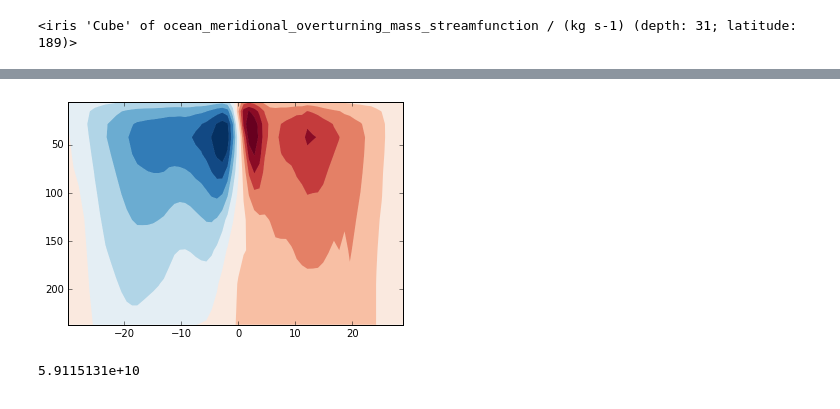
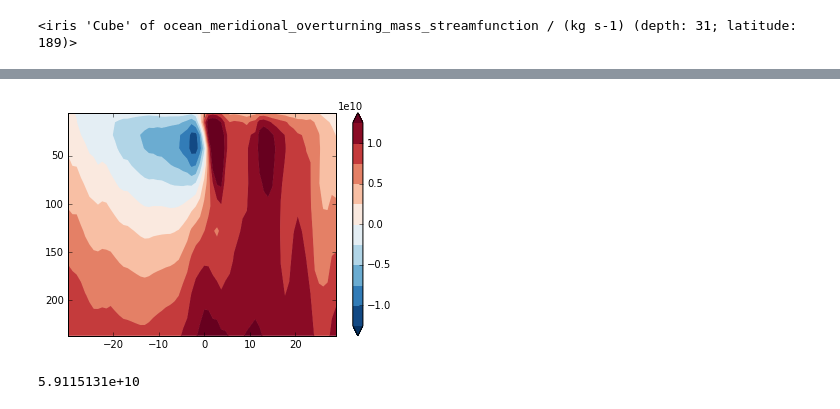
Before and after one commit to DamienIrving/ocean-analysis, a Jupyter notebook: development/msftmyz.ipynb, the cells around one changed output, grey strips where cells are left out. Cells and saved outputs as stored; diff of their text form; code cells hidden in the pictures.

```diff
--- a/development/msftmyz.ipynb
+++ b/development/msftmyz.ipynb
@@ -66,13 +66,14 @@ depth_constraint = iris.Constraint(depth= lambda cell: cell <= 250)
 lat_constraint = iris.Constraint(latitude=lambda cell: -30.0 <= cell < 30.0)
 # %%
 tropics_cube = mf_clim_cube.extract(depth_constraint & lat_constraint)
-# %%
-iplt.contourf(tropics_cube, cmap='RdBu_r',
-              levels=[-5e+10, -4e+10, -3e+10, -2e+10, -1e+10, 0, 1e+10, 2e+10, 3e+10, 4e+10, 5e+10],
-              extend='both')
-plt.show()
-# %% [output]
-[figure, removed]
+# %%
+iplt.contourf(tropics_cube, cmap='RdBu_r',
+              levels=[-1.25e+10, -1.0e+10, -7.5e+9, -5.0e+9, -2.5e+9, 0, 2.5e+9, 5.0e+9, 7.5e+9, 1.0e+10, 1.25e+10],
+              extend='both')
+plt.colorbar()
+plt.show()
+# %% [output]
+[figure, added]
 # %%
 tropics_cube.data.max()
 # %% [output]
```
Also changed, not shown: parts of 2 cells of this notebook, 8 other files.
